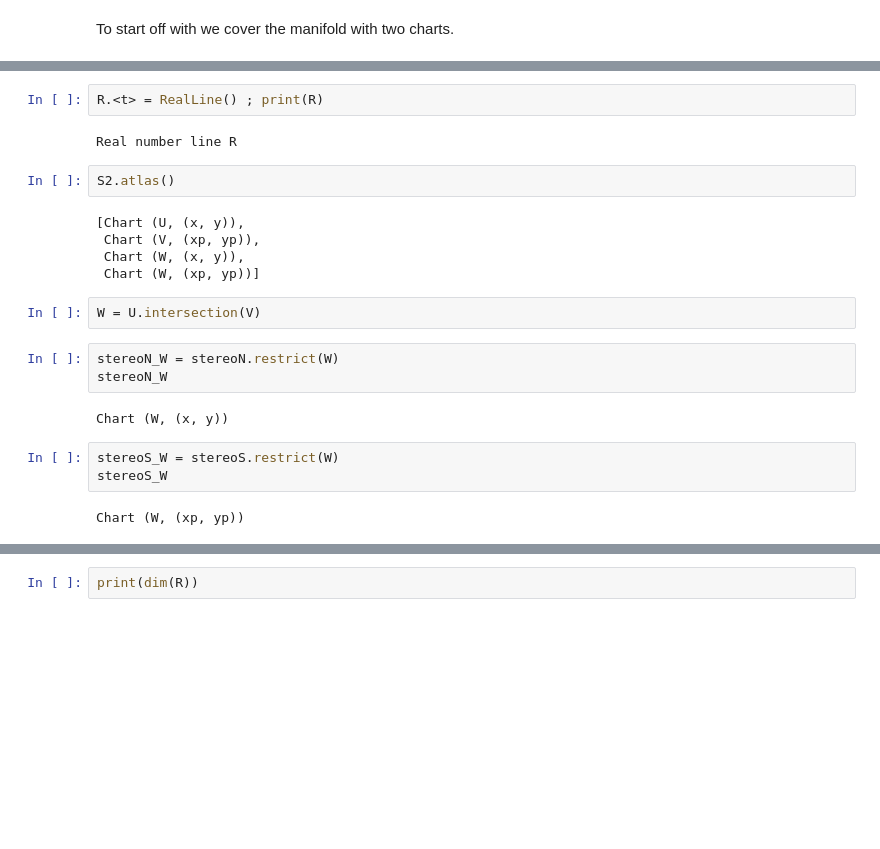
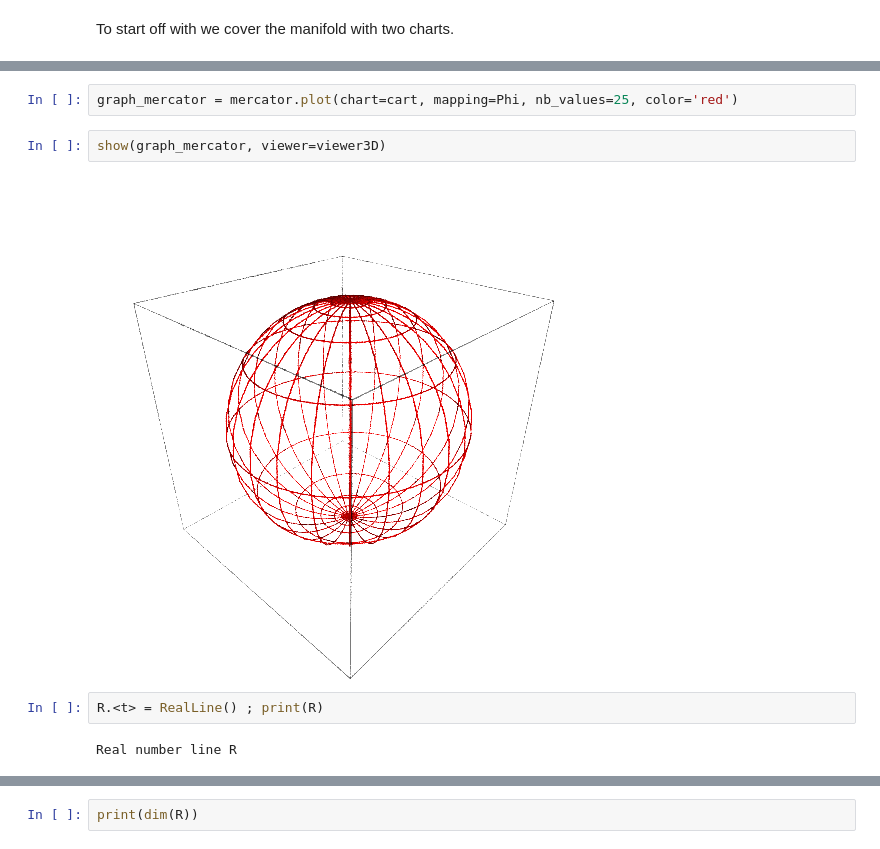
Before and after one commit to idontgetoutmuch/DifferentialGeometry, a Jupyter notebook: Mercator.ipynb, the cells around one changed output, grey strips where cells are left out. Drawn from its saved outputs; the diff is of its cells as text; blank space fills up the shorter version.

```diff
--- a/Mercator.ipynb
+++ b/Mercator.ipynb
@@ -216,23 +289,10 @@ y = yp/(xp^2 + yp^2)
+# %%
+graph_mercator = mercator.plot(chart=cart, mapping=Phi, nb_values=25, color='red')
+# %%
+show(graph_mercator, viewer=viewer3D)
+# %% [output]
+[figure, added]
 # %%
 R.<t> = RealLine() ; print(R)
 # %% [output]
 Real number line R
-# %%
-S2.atlas()
-# %% [output]
-[Chart (U, (x, y)),
- Chart (V, (xp, yp)),
- Chart (W, (x, y)),
- Chart (W, (xp, yp))]
-# %%
-W = U.intersection(V)
-# %%
-stereoN_W = stereoN.restrict(W)
-stereoN_W
-# %% [output]
-Chart (W, (x, y))
-# %%
-stereoS_W = stereoS.restrict(W)
-stereoS_W
-# %% [output]
-Chart (W, (xp, yp))
```
Also changed, not shown: parts of 224 cells of this notebook.
